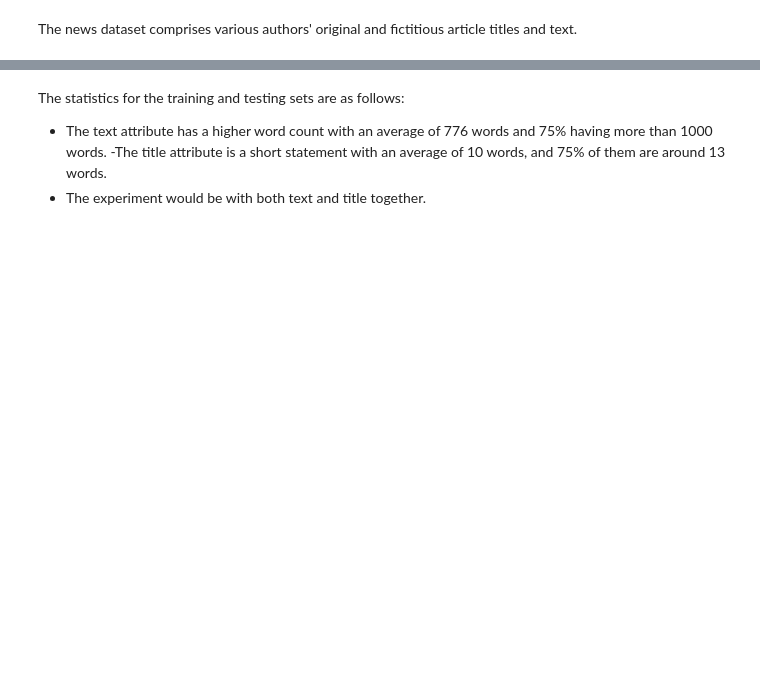
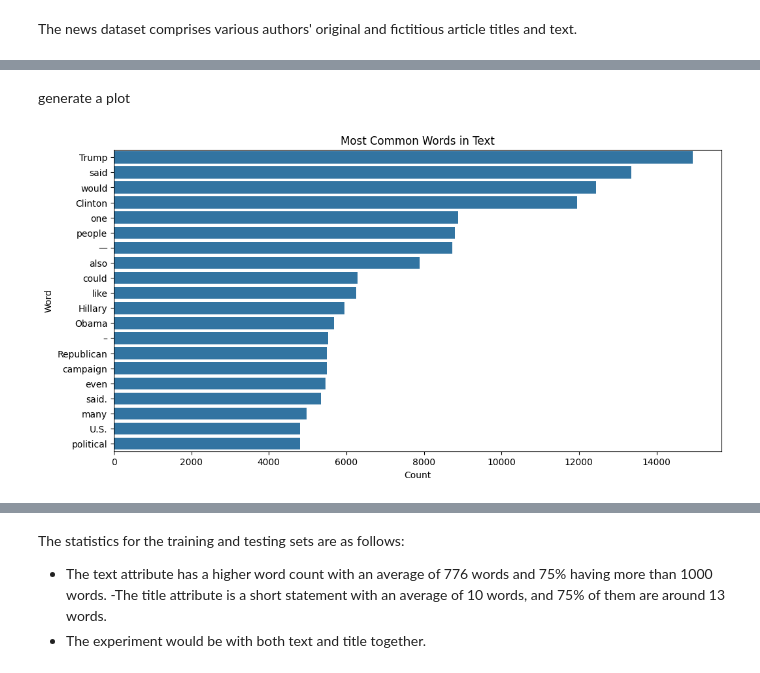
Before and after one commit to kyle-kyhu/ds_project, a Jupyter notebook: news_analysis.ipynb, the cells around one changed output, grey strips where cells are left out. Saved outputs shown, nothing was run; the diff lists cells and outputs as text; code cells hidden in the pictures; blank space fills up the shorter version.

```diff
--- a/news_analysis.ipynb
+++ b/news_analysis.ipynb
@@ -39,0 +112,26 @@ title_length.describe()
+# %%
+# Most Common Words (excluding stopwords)
+stop_words = set(stopwords.words('english'))
+
+def get_common_words(column, num_words=20):
+    all_words = ' '.join(column).split()
+    all_words = [word for word in all_words if word.lower() not in stop_words]
+    word_freq = Counter(all_words)
+    common_words = word_freq.most_common(num_words)
+    return common_words
+# %%
+common_words_text = get_common_words(news_data['text'])
+common_words_title = get_common_words(news_data['title'])
+# %% [markdown]
+generate a plot
+# %%
+# Plot most common words in text
+words, counts = zip(*common_words_text)
+plt.figure(figsize=(12, 6))
+sns.barplot(x=list(counts), y=list(words))
+plt.title('Most Common Words in Text')
+plt.xlabel('Count')
+plt.ylabel('Word')
+plt.show()
+# %% [output]
+[figure, added]
```
Also changed, not shown: parts of 18 cells of this notebook, 1 other file.
